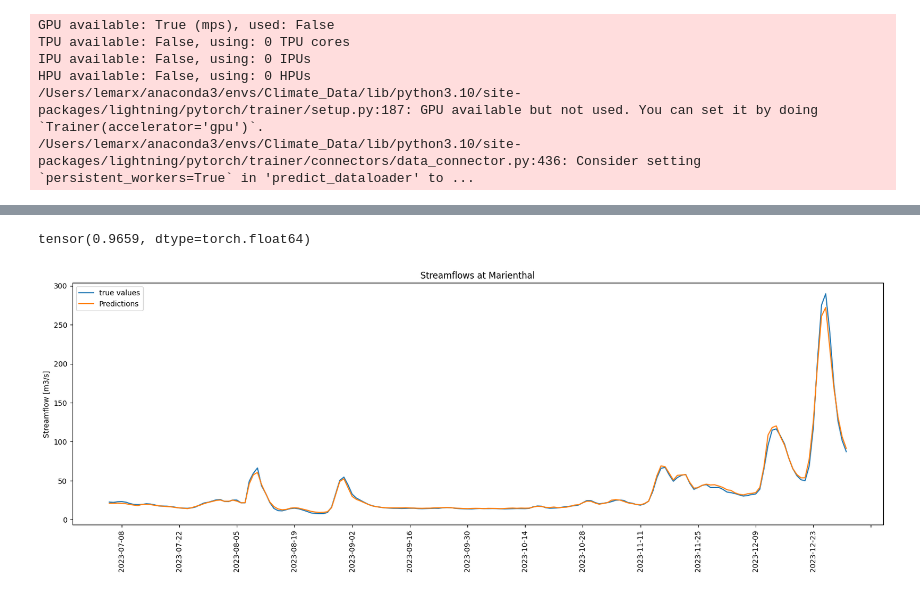
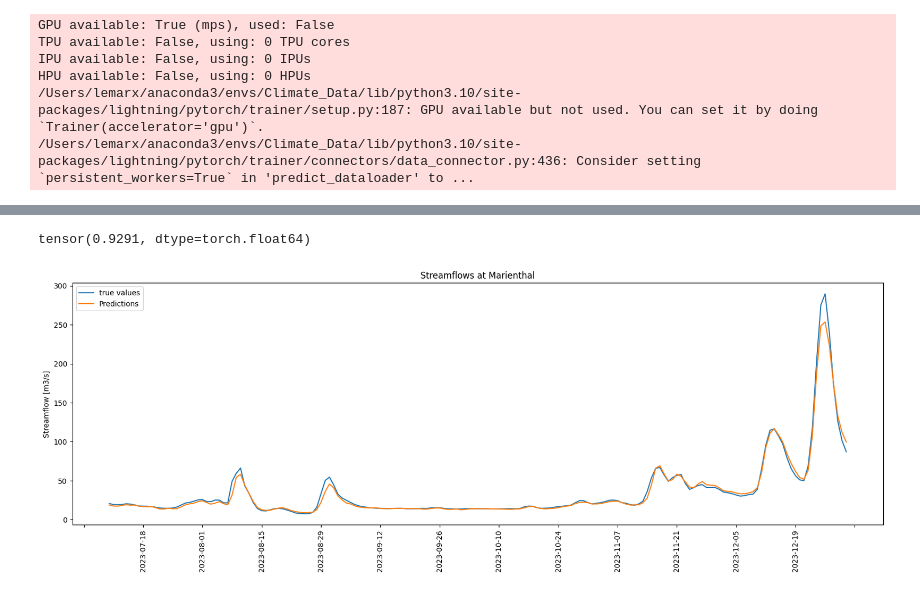
Before and after one commit to henrifnk/Seminar_ClimateNStatistics, a Jupyter notebook: work/07-hydroLSTM/notebooks/data_test.ipynb, the cells around one changed output, grey strips where cells are left out. Cells and saved outputs as stored; diff of their text form; code cells hidden in the pictures.

Commit message:
added time lags for prediction, still working on including all meteorological lags between the current and the prediction time

```diff
--- a/work/07-hydroLSTM/notebooks/data_test.ipynb
+++ b/work/07-hydroLSTM/notebooks/data_test.ipynb
@@ -109,0 +184,7 @@ val_dataloader = validation.to_dataloader(train=False, batch_size=64, num_worker
+# %%
+input_vector = batch["decoder_cont"].clone()
+# lag target by one
+input_vector[..., [2]] = torch.roll(
+    input_vector[..., [2]], shifts=1, dims=1
+)
+input_vector
@@ -219,7 +302,7 @@ model = LSTMModel.from_dataset(training,input_size = 96,learning_rate = 0.001, n
 # %%
 trainer = pl.Trainer(
     accelerator="auto",
-    max_epochs=20,
+    max_epochs=10,
     # clipping gradients is a hyperparameter and important to prevent divergance
     # of the gradient for recurrent neural networks
     gradient_clip_val=0.1,
@@ -255,13 +338,13 @@ trainer.fit(
 # %%
 best_model_path = trainer.checkpoint_callback.best_model_path
 #os.path.join(,'lightning_logs','version_9','checkpoints','epoch=9-step=680.ckpt')
-best_lstm = LSTMModel.load_from_checkpoint(os.path.join(best_model_path,'lightning_logs','version_23','checkpoints','epoch=19-step=680.ckpt'))
+best_lstm = LSTMModel.load_from_checkpoint(best_model_path)#os.path.join(best_model_path,'lightning_logs','version_24','checkpoints','epoch=19-step=680.ckpt'))
 # %% [output]
 /Users/lemarx/anaconda3/envs/Climate_Data/lib/python3.10/site-packages/lightning/pytorch/utilities/parsing.py:199: Attribute 'logging_metrics' is an instance of `nn.Module` and is already saved during ...
 /Users/lemarx/anaconda3/envs/Climate_Data/lib/python3.10/site-packages/lightning/pytorch/utilities/parsing.py:199: Attribute 'loss' is an instance of `nn.Module` and is already saved during checkpoint ...
 # %%
-test = TimeSeriesDataSet.from_dataset(training,data.iloc[val_cutoff:],min_prediction_idx = val_cutoff+370,stop_randomization=True)
-test_dataloader = test.to_dataloader(train=False, batch_size=18, num_workers=2)
+test = TimeSeriesDataSet.from_dataset(training,data.iloc[val_cutoff:],min_prediction_idx = val_cutoff+375,stop_randomization=True)
+test_dataloader = test.to_dataloader(train=False, batch_size=5, num_workers=2)
 # %%
 len(test)
 # %% [output]
@@ -297,31 +400,31 @@ def kge(inputs,targets):
 # %%
-kge(torch.tensor(stream['15207507_smooth'].iloc[-180:].values),predictions.output.squeeze())
+kge(torch.tensor(stream['15207507_smooth'].iloc[-175:].values),predictions.output.squeeze()[:,max_pred_len-1])
 # %% [output]
-tensor(0.9659, dtype=torch.float64)
+tensor(0.9291, dtype=torch.float64)
 # %%
 import matplotlib.dates as mdates
 
 
 stream_plot = stream.set_index('Datum')
-predictions_np = predictions.output.squeeze().numpy()
+predictions_np = predictions.output.squeeze()[:,max_pred_len-1].numpy()
 # true_values_np = predictions.y[0].view(-1, 1).squeeze().numpy()
 
 # Plotting
 
 plt.figure(figsize=(20, 6))
 
 
-plt.plot(stream_plot.index[-180:],stream_plot['15207507_smooth'].iloc[-180:].values,  label = 'true values')
+plt.plot(stream_plot.index[-175:],stream_plot['15207507_smooth'].iloc[-175:].values,  label = 'true values')
 
 plt.plot(predictions_np, label='Predictions')
 
 
 plt.ylabel('Streamflow [m3/s]')
 plt.title('Streamflows at Marienthal')
 
 plt.gca().xaxis.set_major_locator(mdates.DayLocator(interval=14))
 plt.legend()
 plt.xticks(rotation=90)
 plt.show()
 # %% [output]
-[figure, old version]
+[figure, new version]
```
Also changed, not shown: parts of 14 cells of this notebook.
